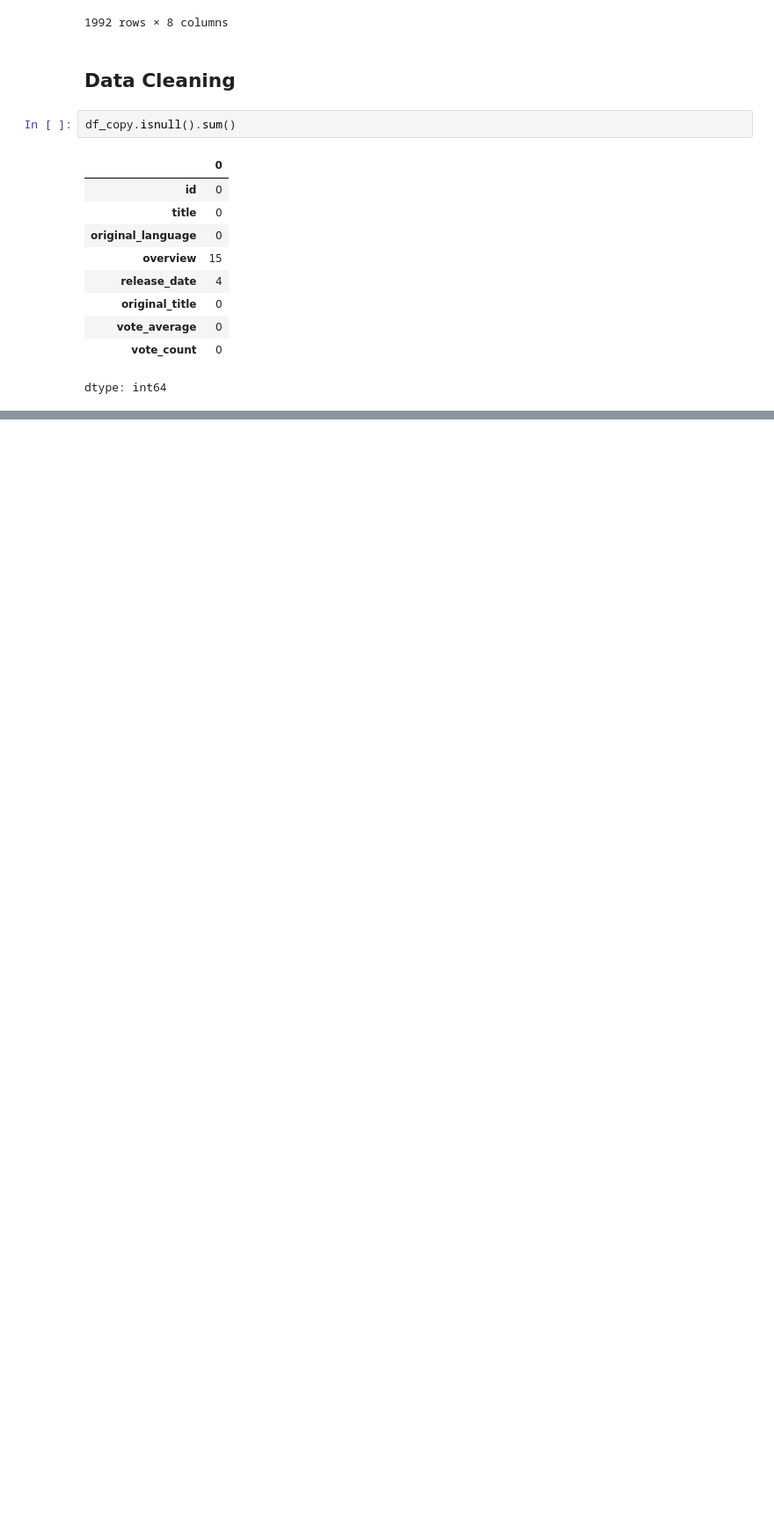
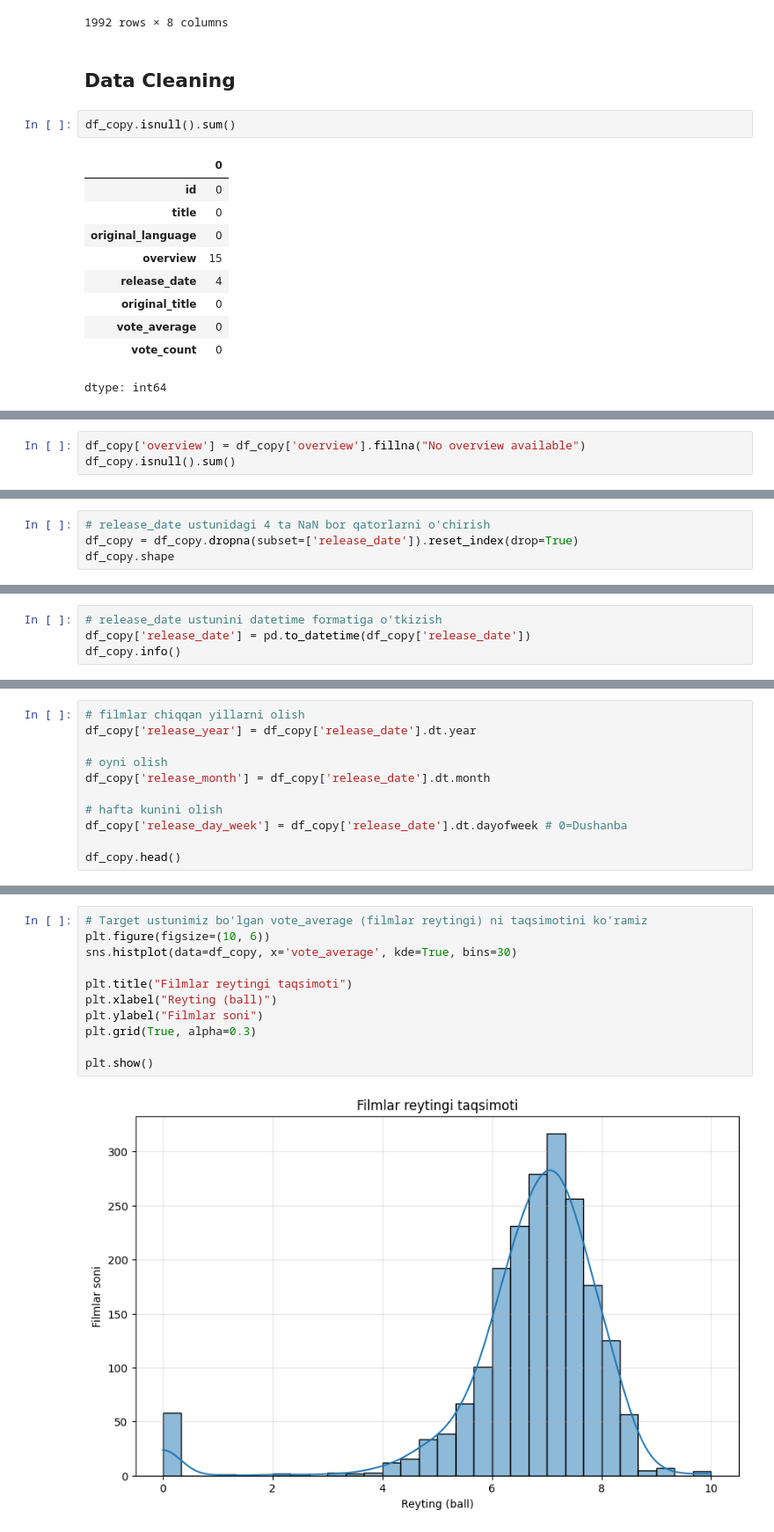
Before and after one commit to izzat-ai/learning-ai, a Jupyter notebook: projects/movie.ipynb, the cells around one changed output, grey strips where cells are left out. Shown at 88% size. Drawn from its saved outputs; the diff is of its cells as text; blank space fills up the shorter version.

```diff
--- a/projects/movie.ipynb
+++ b/projects/movie.ipynb
@@ -242,0 +276,3 @@ dtype: int64
+# %%
+df_copy['overview'] = df_copy['overview'].fillna("No overview available")
+df_copy.isnull().sum()
@@ -242,0 +292,4 @@ dtype: int64
+# %%
+# release_date ustunidagi 4 ta NaN bor qatorlarni o'chirish
+df_copy = df_copy.dropna(subset=['release_date']).reset_index(drop=True)
+df_copy.shape
@@ -242,0 +298,4 @@ dtype: int64
+# %%
+# release_date ustunini datetime formatiga o'tkizish
+df_copy['release_date'] = pd.to_datetime(df_copy['release_date'])
+df_copy.info()
@@ -242,0 +332,11 @@ dtype: int64
+# %%
+# filmlar chiqqan yillarni olish
+df_copy['release_year'] = df_copy['release_date'].dt.year
+
+# oyni olish
+df_copy['release_month'] = df_copy['release_date'].dt.month
+
+# hafta kunini olish
+df_copy['release_day_week'] = df_copy['release_date'].dt.dayofweek # 0=Dushanba
+
+df_copy.head()
@@ -242,0 +350,13 @@ dtype: int64
+# %%
+# Target ustunimiz bo'lgan vote_average (filmlar reytingi) ni taqsimotini ko'ramiz
+plt.figure(figsize=(10, 6))
+sns.histplot(data=df_copy, x='vote_average', kde=True, bins=30)
+
+plt.title("Filmlar reytingi taqsimoti")
+plt.xlabel("Reyting (ball)")
+plt.ylabel("Filmlar soni")
+plt.grid(True, alpha=0.3)
+
+plt.show()
+# %% [output]
+[figure, added]
```
Also changed, not shown: parts of 20 cells of this notebook.
